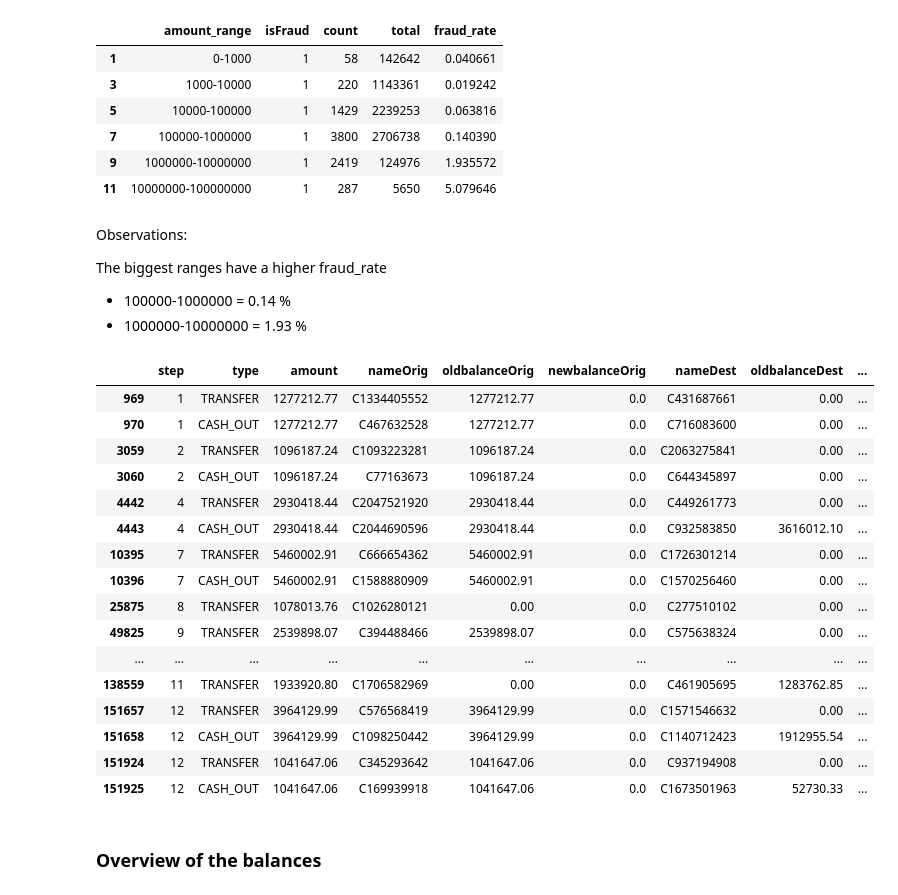
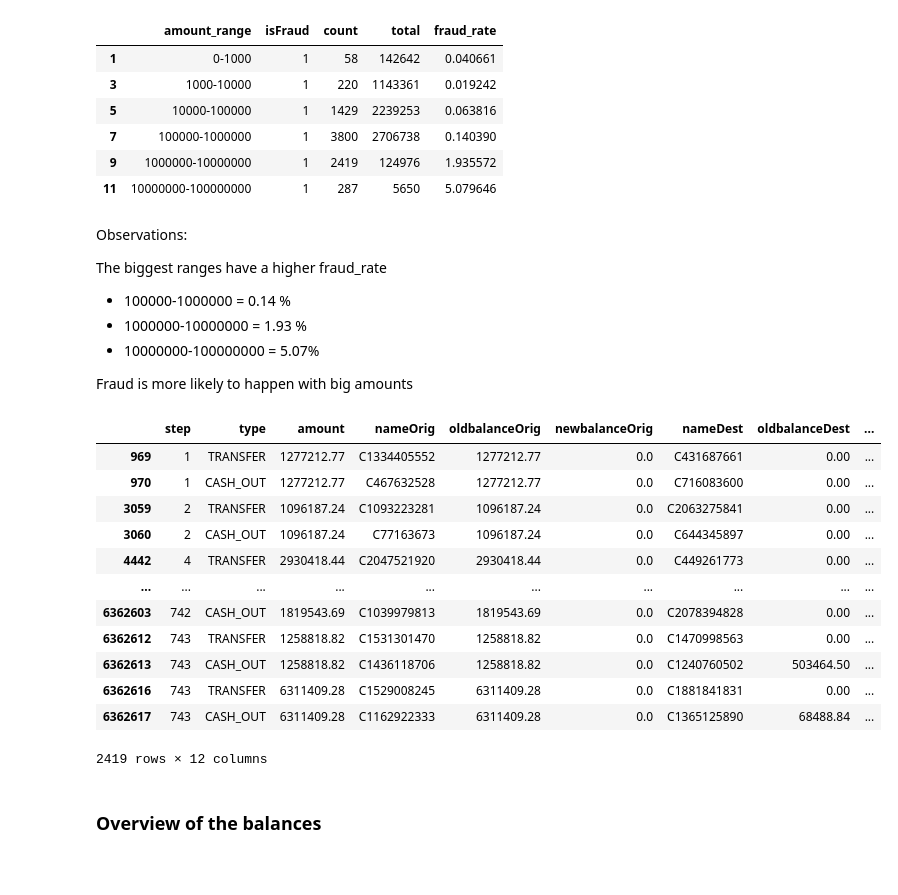
Before and after one commit to AMaldu/fraud_detection, a Jupyter notebook: notebooks/EDA.ipynb, the cells around one changed output. Drawn from its saved outputs; the diff is of its cells as text; code cells hidden in the pictures; blank space fills up the shorter version.

```diff
--- a/notebooks/EDA.ipynb
+++ b/notebooks/EDA.ipynb
@@ -385,27 +371,26 @@ Observations:
 The biggest ranges have a higher fraud_rate
 - 100000-1000000 = 0.14 %
 - 1000000-10000000 = 1.93 %
+- 10000000-100000000 = 5.07%
+
+Fraud is more likely to happen with big amounts
 # %%
 subset_df = df.loc[(df['amount_range'] == '1000000-10000000') & (df['isFraud'] == 1)]
-subset_df.head(20)
+subset_df
 # %% [output]
 |  | step | type | amount | nameOrig | oldbalanceOrig | newbalanceOrig | nameDest | oldbalanceDest | ... |
 | 969 | 1 | TRANSFER | 1277212.77 | C1334405552 | 1277212.77 | 0.0 | C431687661 | 0.00 | ... |
 | 970 | 1 | CASH_OUT | 1277212.77 | C467632528 | 1277212.77 | 0.0 | C716083600 | 0.00 | ... |
 | 3059 | 2 | TRANSFER | 1096187.24 | C1093223281 | 1096187.24 | 0.0 | C2063275841 | 0.00 | ... |
 | 3060 | 2 | CASH_OUT | 1096187.24 | C77163673 | 1096187.24 | 0.0 | C644345897 | 0.00 | ... |
 | 4442 | 4 | TRANSFER | 2930418.44 | C2047521920 | 2930418.44 | 0.0 | C449261773 | 0.00 | ... |
-| 4443 | 4 | CASH_OUT | 2930418.44 | C2044690596 | 2930418.44 | 0.0 | C932583850 | 3616012.10 | ... |
-| 10395 | 7 | TRANSFER | 5460002.91 | C666654362 | 5460002.91 | 0.0 | C1726301214 | 0.00 | ... |
-| 10396 | 7 | CASH_OUT | 5460002.91 | C1588880909 | 5460002.91 | 0.0 | C1570256460 | 0.00 | ... |
-| 25875 | 8 | TRANSFER | 1078013.76 | C1026280121 | 0.00 | 0.0 | C277510102 | 0.00 | ... |
-| 49825 | 9 | TRANSFER | 2539898.07 | C394488466 | 2539898.07 | 0.0 | C575638324 | 0.00 | ... |
 | ... | ... | ... | ... | ... | ... | ... | ... | ... | ... |
-| 138559 | 11 | TRANSFER | 1933920.80 | C1706582969 | 0.00 | 0.0 | C461905695 | 1283762.85 | ... |
-| 151657 | 12 | TRANSFER | 3964129.99 | C576568419 | 3964129.99 | 0.0 | C1571546632 | 0.00 | ... |
-| 151658 | 12 | CASH_OUT | 3964129.99 | C1098250442 | 3964129.99 | 0.0 | C1140712423 | 1912955.54 | ... |
-| 151924 | 12 | TRANSFER | 1041647.06 | C345293642 | 1041647.06 | 0.0 | C937194908 | 0.00 | ... |
-| 151925 | 12 | CASH_OUT | 1041647.06 | C169939918 | 1041647.06 | 0.0 | C1673501963 | 52730.33 | ... |
+| 6362603 | 742 | CASH_OUT | 1819543.69 | C1039979813 | 1819543.69 | 0.0 | C2078394828 | 0.00 | ... |
+| 6362612 | 743 | TRANSFER | 1258818.82 | C1531301470 | 1258818.82 | 0.0 | C1470998563 | 0.00 | ... |
+| 6362613 | 743 | CASH_OUT | 1258818.82 | C1436118706 | 1258818.82 | 0.0 | C1240760502 | 503464.50 | ... |
+| 6362616 | 743 | TRANSFER | 6311409.28 | C1529008245 | 6311409.28 | 0.0 | C1881841831 | 0.00 | ... |
+| 6362617 | 743 | CASH_OUT | 6311409.28 | C1162922333 | 6311409.28 | 0.0 | C1365125890 | 68488.84 | ... |
+2419 rows × 12 columns
 # %% [markdown]
 ### Overview of the balances
 # %%
```
Also changed, not shown: parts of 32 cells of this notebook, 6 other files.
